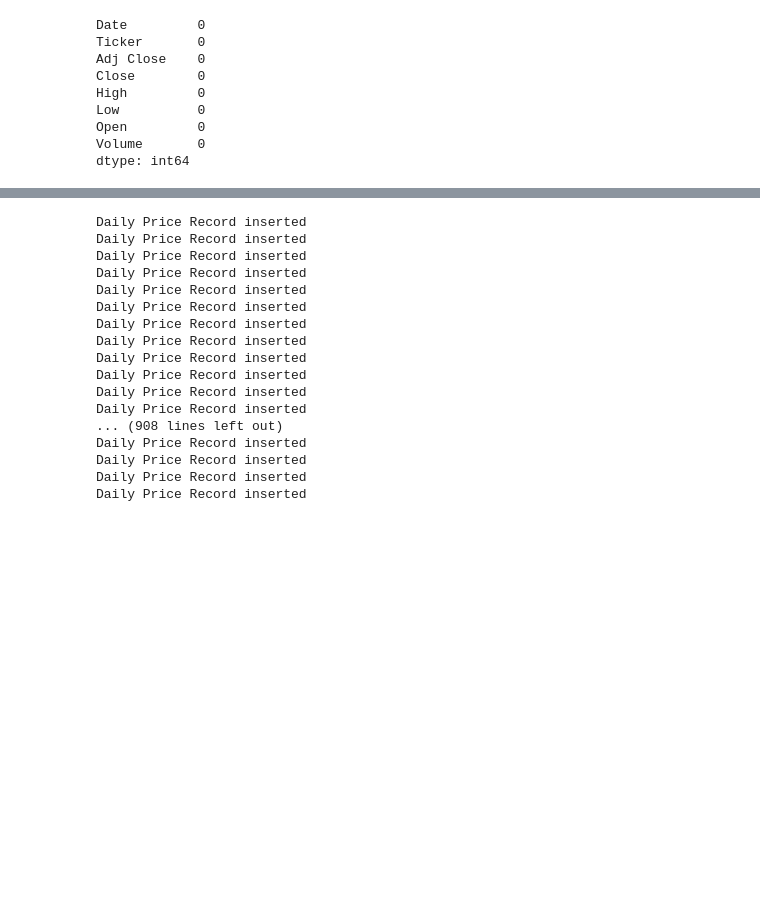
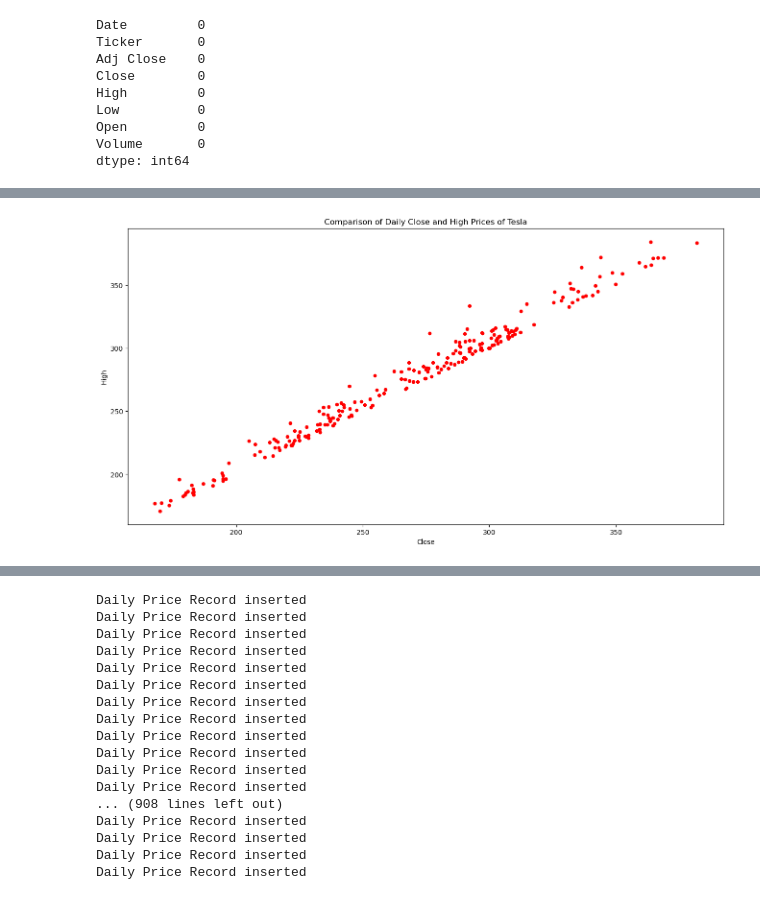
Before and after one commit to Draconian10/StockAssist, a Jupyter notebook: Data_Scraping_Cleaning/Data_Processing.ipynb, the cells around one changed output, grey strips where cells are left out. Cells and saved outputs as stored; diff of their text form; code cells hidden in the pictures; blank space fills up the shorter version.

```diff
--- a/Data_Scraping_Cleaning/Data_Processing.ipynb
+++ b/Data_Scraping_Cleaning/Data_Processing.ipynb
@@ -684,3 +715,7 @@ daily_df.head()
+# %%
+b = daily_df[daily_df.Ticker == 'TSLA'].plot(kind='scatter',x='Close',y='High', title = 'Comparison of Daily Close and High Prices of Tesla', figsize=(16,8), color='red')
+# %% [output]
+[figure, added]
 # %%
 hourly_df.head()
 # %% [output]
```
Also changed, not shown: parts of 34 cells of this notebook, 1 other file.
